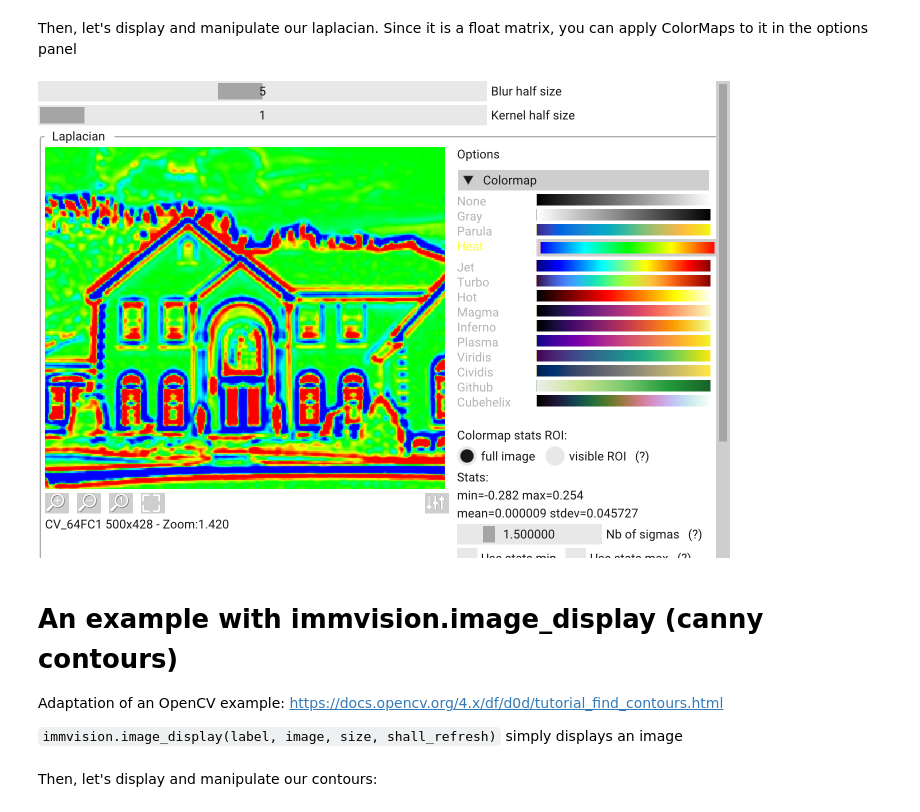
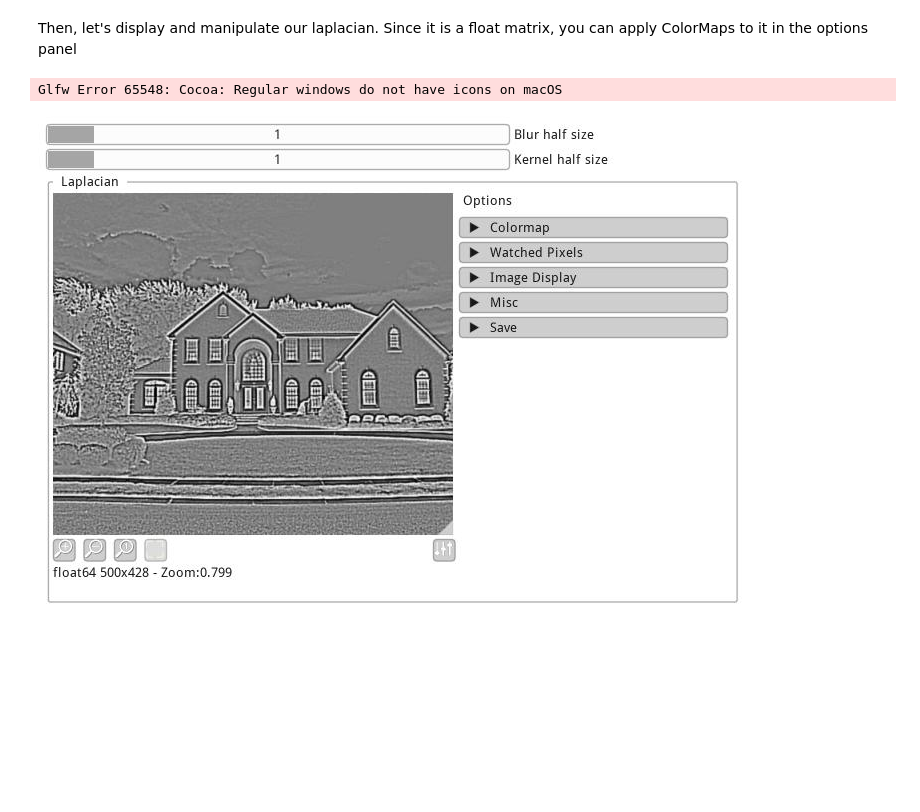
Before and after one commit to pthom/imgui_bundle, a Jupyter notebook: bindings/imgui_bundle/demos_python/notebooks/demo_notebook.ipynb, the cells around one changed output. Cells and saved outputs as stored; diff of their text form; code cells hidden in the pictures; blank space fills up the shorter version.

Commit message:
Fix immapp.run_nb

```diff
--- a/bindings/imgui_bundle/demos_python/notebooks/demo_notebook.ipynb
+++ b/bindings/imgui_bundle/demos_python/notebooks/demo_notebook.ipynb
@@ -25,5 +25,5 @@ def mixed_plot():
         implot.end_plot()
 
 
-immapp.run_nb(mixed_plot, window_size=(800, 300), thumbnail_height=300)
+immapp.run(mixed_plot, window_size=(800, 300), with_implot=True, thumbnail_height=300)
 # %% [output]
@@ -132,12 +134,7 @@ def my_gui_laplacian():
 # %% [markdown]
 Then, let's display and manipulate our laplacian. Since it is a float matrix, you can apply ColorMaps to it in the options panel
 # %%
-immapp.run_nb(my_gui_laplacian, thumbnail_ratio=0.5)
+immapp.run(my_gui_laplacian, thumbnail_ratio=0.5)
 # %% [output]
+Glfw Error 65548: Cocoa: Regular windows do not have icons on macOS
-[figure, old version]
+[figure, new version]
-# %% [markdown]
-# An example with immvision.image_display (canny contours)
-
-Adaptation of an OpenCV example: https://docs.opencv.org/4.x/df/d0d/tutorial_find_contours.html
-
-`immvision.image_display(label, image, size, shall_refresh)` simply displays an image
@@ -201,2 +140,0 @@ def gui():
-# %% [markdown]
-Then, let's display and manipulate our contours:
```
Also changed, not shown: parts of 4 cells of this notebook, 3 other files.
